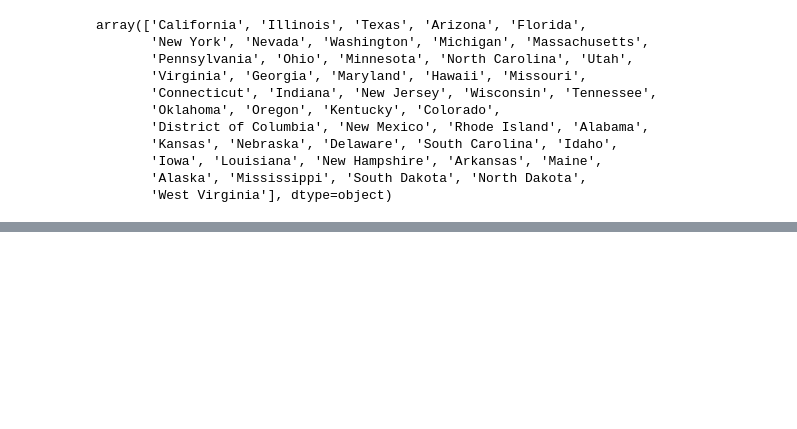
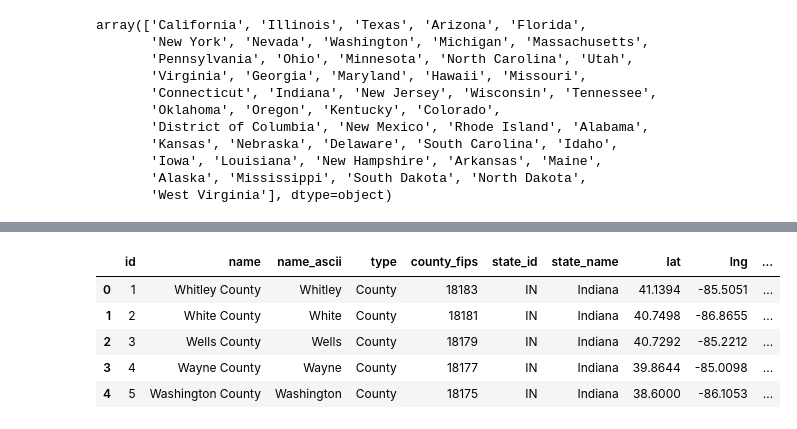
Before and after one commit to MillerMedia/Assignment3_AlgorithmicRedistricting_MSDS460, a Jupyter notebook: Assignment3.ipynb, the cells around one changed output, grey strips where cells are left out. Drawn from its saved outputs; the diff is of its cells as text; code cells hidden in the pictures; blank space fills up the shorter version.

```diff
--- a/Assignment3.ipynb
+++ b/Assignment3.ipynb
@@ -157,0 +112,21 @@ adjacent
+# %%
+# Load populations
+# Reading the data from the specified file 'county_data.csv'
+
+# File path
+file_path = 'county_data.csv'
+
+# Reading the data from the file
+pop_df = pd.read_csv(file_path)
+
+# Add ' County' to end of name column
+pop_df['name'] = pop_df['name'] + ' County'
+
+pop_df.head()
+# %% [output]
+|  | id | name | name_ascii | type | county_fips | state_id | state_name | lat | lng | ... |
+| 0 | 1 | Whitley County | Whitley | County | 18183 | IN | Indiana | 41.1394 | -85.5051 | ... |
+| 1 | 2 | White County | White | County | 18181 | IN | Indiana | 40.7498 | -86.8655 | ... |
+| 2 | 3 | Wells County | Wells | County | 18179 | IN | Indiana | 40.7292 | -85.2212 | ... |
+| 3 | 4 | Wayne County | Wayne | County | 18177 | IN | Indiana | 39.8644 | -85.0098 | ... |
+| 4 | 5 | Washington County | Washington | County | 18175 | IN | Indiana | 38.6000 | -86.1053 | ... |
```
Also changed, not shown: parts of 13 cells of this notebook, 3 other files.
